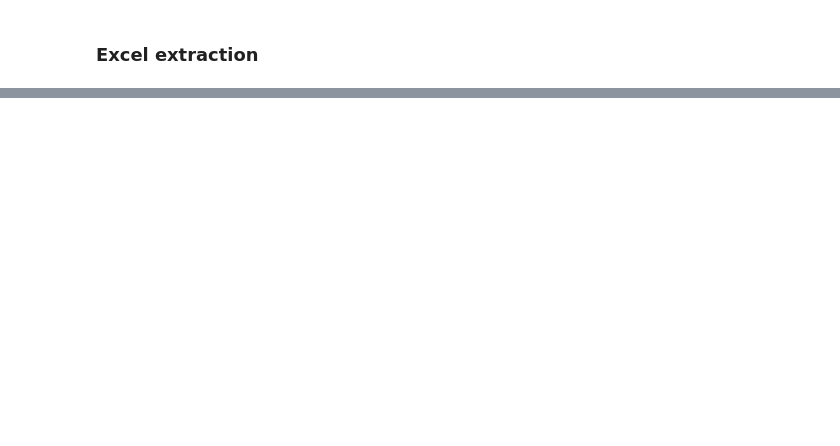
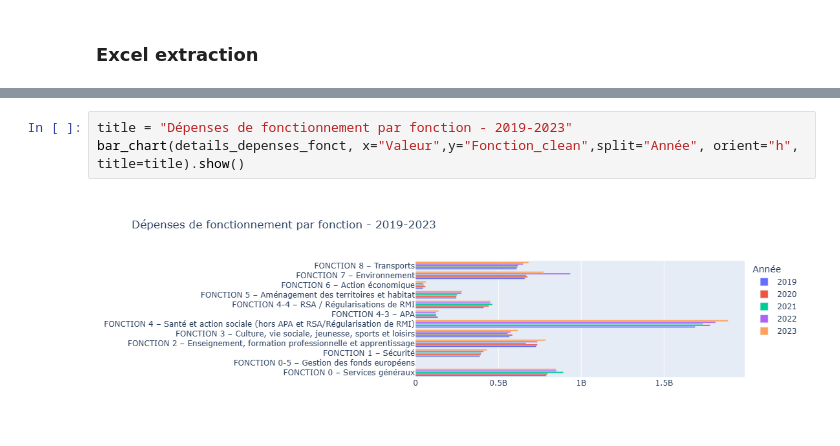
Before and after one commit to felixauth/mairie_paris_finance, a Jupyter notebook: tome1.ipynb, the cells around one changed output, grey strips where cells are left out. Cells and saved outputs as stored; diff of their text form; blank space fills up the shorter version.

```diff
--- a/tome1.ipynb
+++ b/tome1.ipynb
@@ -411,0 +550,5 @@ with pd.ExcelWriter("Tome 1_2019-2023.xlsx", engine='xlsxwriter') as writer:
+# %%
+title = "Dépenses de fonctionnement par fonction - 2019-2023"
+bar_chart(details_depenses_fonct, x="Valeur",y="Fonction_clean",split="Année", orient="h", title=title).show()
+# %% [output]
+[figure, added]
```
Also changed, not shown: parts of 22 cells of this notebook, 11 other files.
